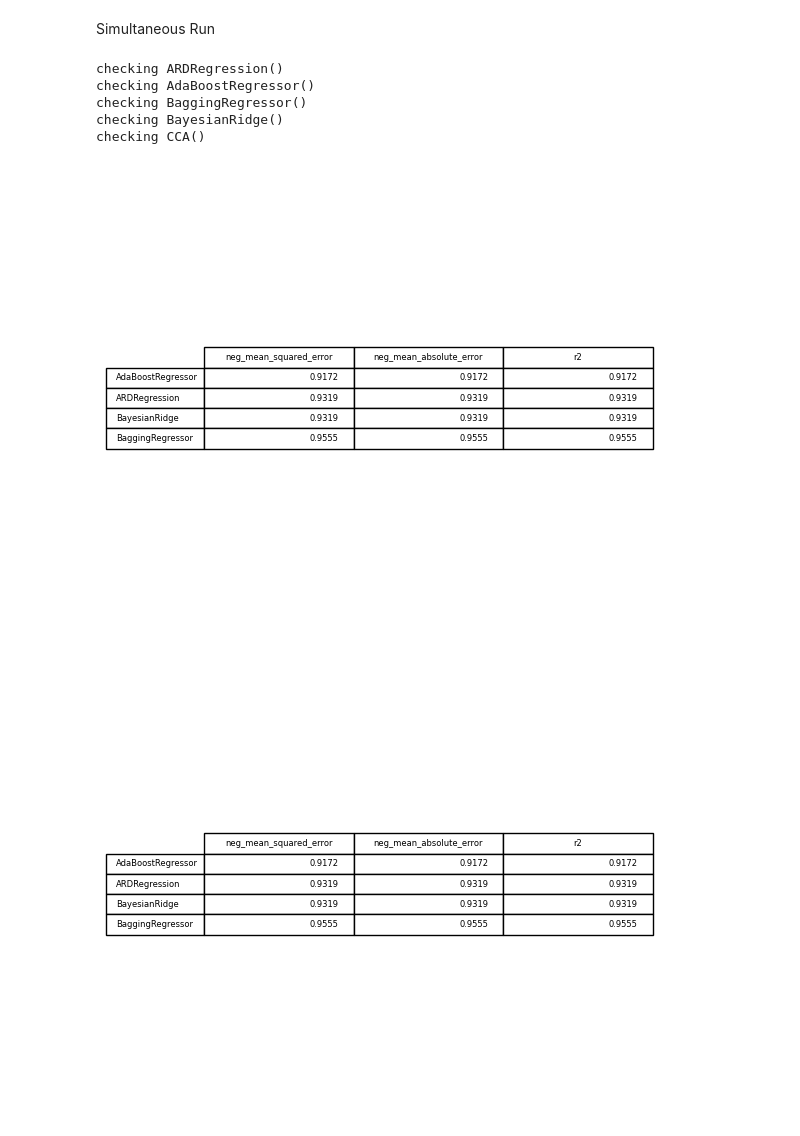
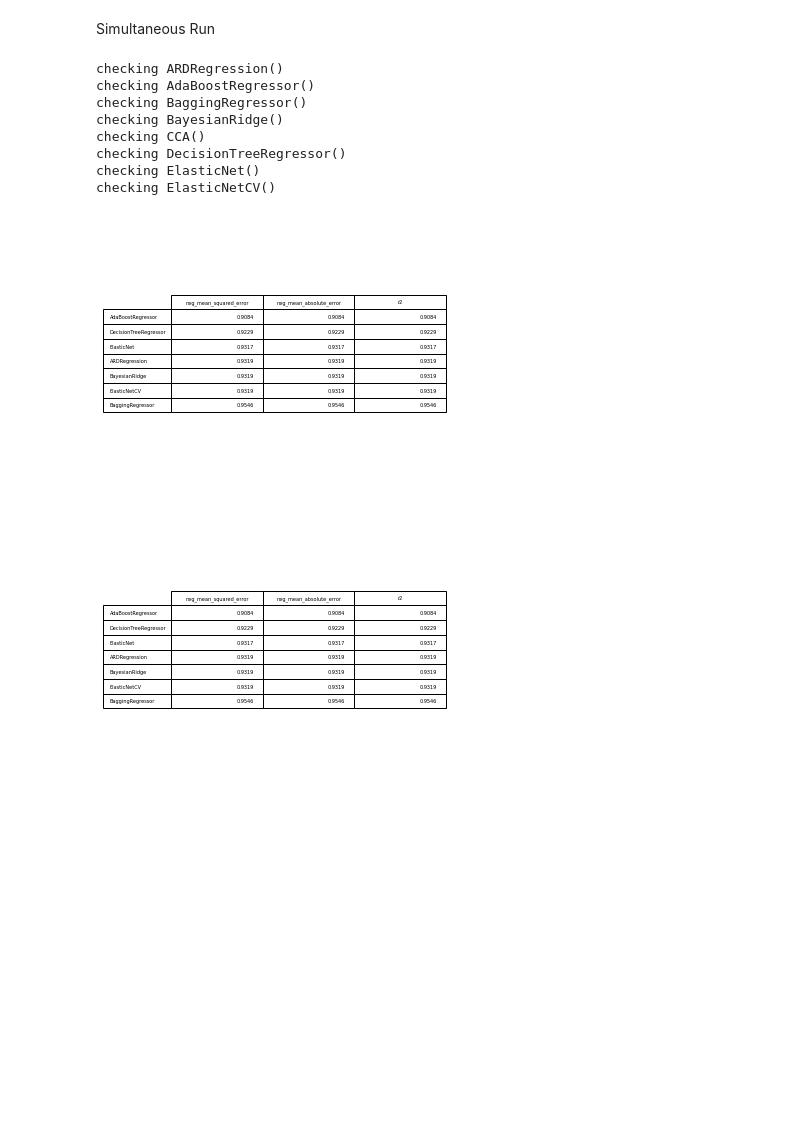
Before and after one commit to sej2020/Machine-Learning-Project, a Jupyter notebook: PowerPlantData/ScikitLearn/SimultRegRun_v5.ipynb, the cells around one changed output. Drawn from its saved outputs; the diff is of its cells as text; code cells hidden in the pictures; blank space fills up the shorter version.

```diff
--- a/PowerPlantData/ScikitLearn/SimultRegRun_v5.ipynb
+++ b/PowerPlantData/ScikitLearn/SimultRegRun_v5.ipynb
@@ -151,18 +151,11 @@ def boxplot(cv_data, passed_models, metric, show):
             df[j] = list(i['test_'+metric]*-1)
         else:
             df[j] = list(i['test_'+metric])
-    if metric == 'r2':
-        sorted_index = df.median().sort_values(ascending=False).index
-    else:
-        sorted_index = df.median().sort_values().index
-    df_sorted=df[sorted_index]
-    top20 = df_sorted.drop(columns=df_sorted.columns[show:])
-    if metric == 'r2':
-        top20_sorted_index = top20.median().sort_values().index
-    else:
-        top20_sorted_index = top20.median().sort_values(ascending=False).index
-    top20_sorted=top20[top20_sorted_index]
-    top20_sorted.boxplot(vert=False,grid=False)
+
+    metric_dict = {"r2": False, "neg_mean_squared_error": True,"neg_mean_absolute_error": True}
+    sorted_index = df.median().sort_values(ascending=not metric_dict[metric]).index
+    df_sorted = df_sorted=df[sorted_index]
+    df_sorted.iloc[:, :show].boxplot(vert=False,grid=False)
     plt.xlabel(f'CV {metric}')
     plt.ylabel('Models')
     return boxfig
@@ -184,35 +177,39 @@ def test_best(cv_data, passed_models, metric_list):
             #next line won't work. need to figure out how to use statistics module to calculate metrics on test predictions
             k[1] += [round(r2_score(pptest_labels,predictions),4)]
     columnnames = metric_list
     final_columns = []
     for m in metric_columns:
         final_columns += [m[1]]
     df = pd.DataFrame(np.array(final_columns).T,index=passed_models,columns=columnnames)
     if metric_list[0] != 'r2':
         notr2 = True
     else:
         notr2 = False
     sorted_df = df.sort_values(by=metric_list[0],ascending=notr2)
     fig, ax = plt.subplots()
     fig.patch.set_visible(False)
     ax.axis('off')
     ax.axis('tight')
     ax.table(cellText=sorted_df.values, rowLabels=sorted_df.index, colLabels=sorted_df.columns, loc='center')
     fig.tight_layout()
     return fig
 
 
 y = all_regs
 y_names = all_reg_names
-x = all_regs[0:5]
-x_names = all_reg_names[0:5]
+n_models = 8
+x = all_regs[0:n_models]
+x_names = all_reg_names[0:n_models]
 metric_list = ["neg_mean_squared_error","neg_mean_absolute_error","r2"]
-comparison(x,x_names,metric_list,20)
+comparison(x,x_names,metric_list,5)
 # %% [output]
 checking ARDRegression()
 checking AdaBoostRegressor()
 checking BaggingRegressor()
 checking BayesianRidge()
 checking CCA()
+checking DecisionTreeRegressor()
+checking ElasticNet()
+checking ElasticNetCV()
-[figure, old version]
+[figure, new version]
-[figure, old version]
+[figure, new version]
```
Also changed, not shown: parts of 2 cells of this notebook, 7 other files.
